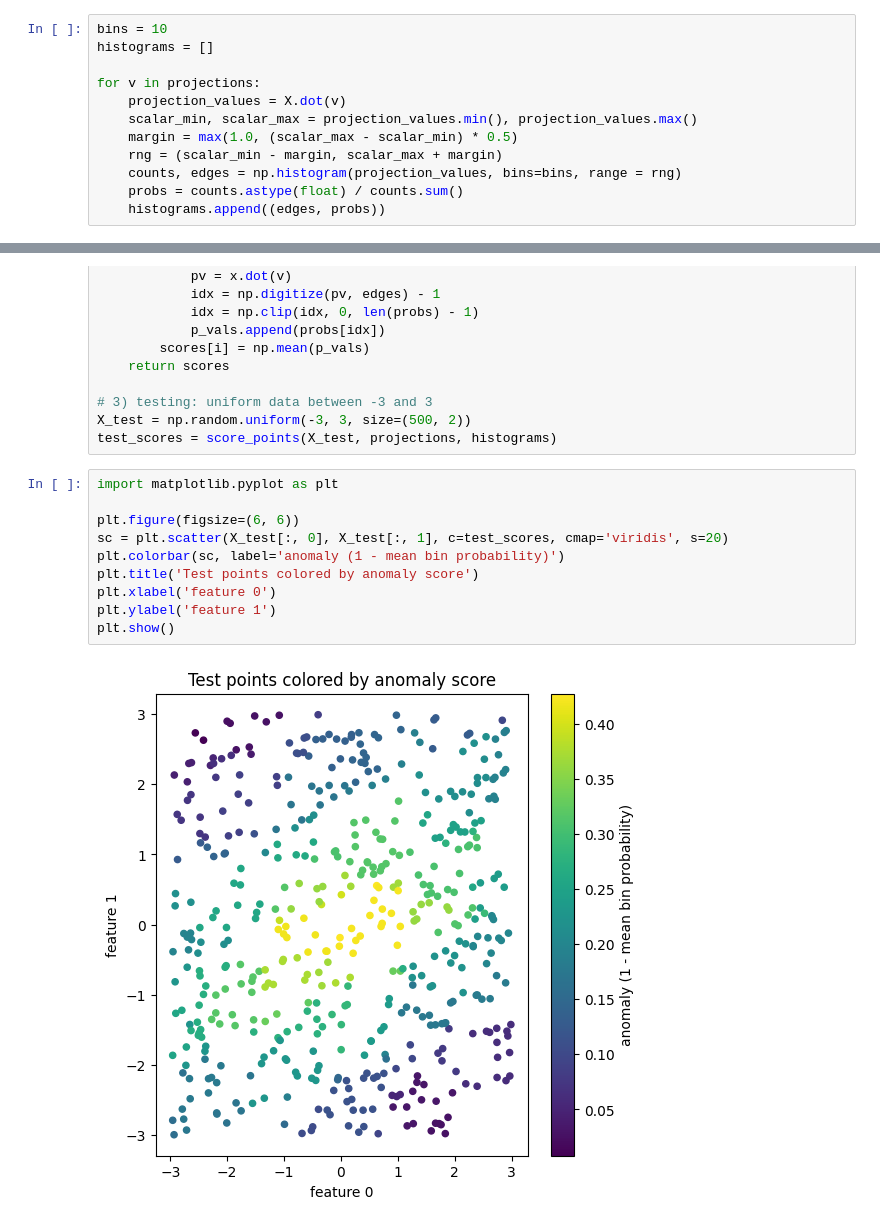
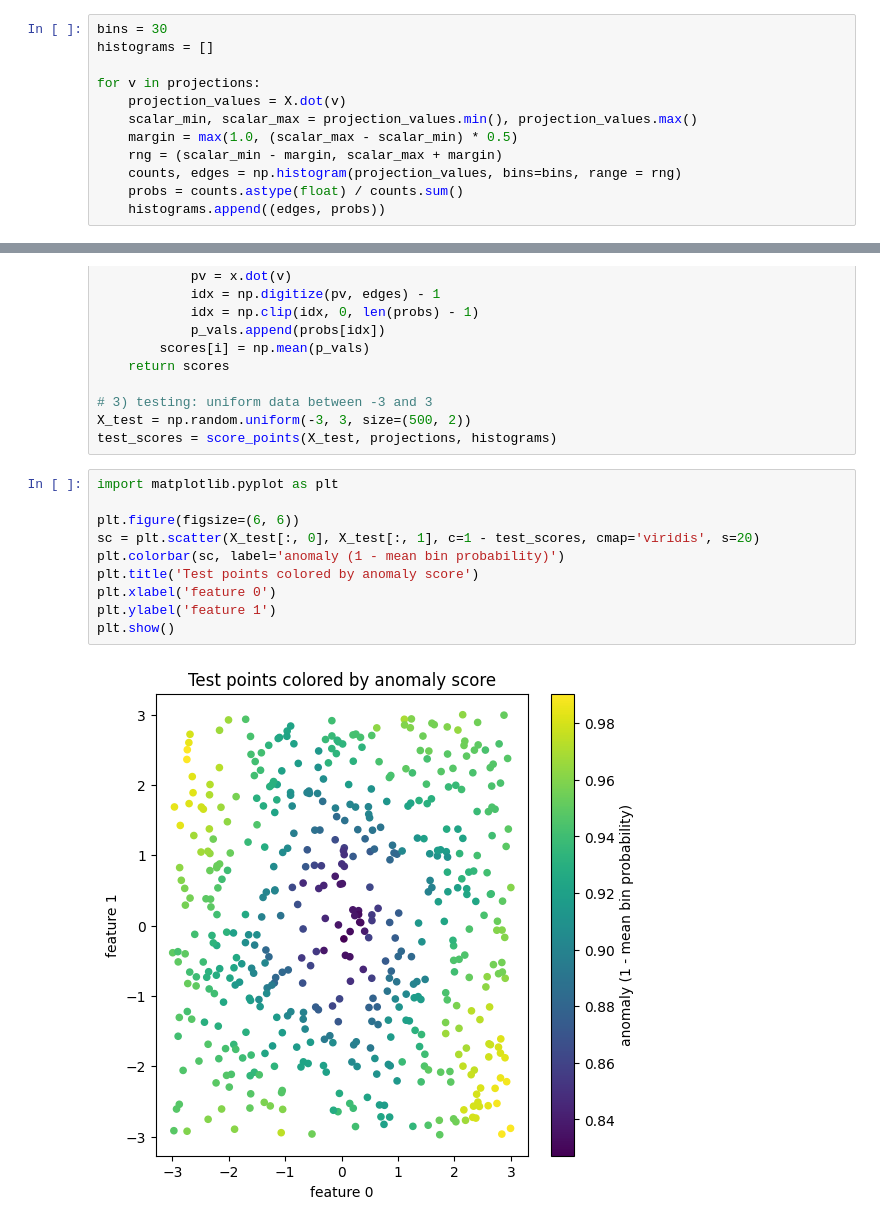
Before and after one commit to stoianraresstefan/Anomaly-Detection, a Jupyter notebook: lab3/ex1.ipynb, the cells around one changed output, grey strips where cells are left out. Drawn from its saved outputs; the diff is of its cells as text.

```diff
--- a/lab3/ex1.ipynb
+++ b/lab3/ex1.ipynb
@@ -23,5 +23,5 @@ print(projections)
 # %%
-bins = 10
+bins = 30
 histograms = []
 
 for v in projections:
@@ -51,12 +51,12 @@ test_scores = score_points(X_test, projections, histograms)
 # %%
 import matplotlib.pyplot as plt
 
 plt.figure(figsize=(6, 6))
-sc = plt.scatter(X_test[:, 0], X_test[:, 1], c=test_scores, cmap='viridis', s=20)
+sc = plt.scatter(X_test[:, 0], X_test[:, 1], c=1 - test_scores, cmap='viridis', s=20)
 plt.colorbar(sc, label='anomaly (1 - mean bin probability)')
 plt.title('Test points colored by anomaly score')
 plt.xlabel('feature 0')
 plt.ylabel('feature 1')
 plt.show()
 # %% [output]
-[figure, old version]
+[figure, new version]
```
Also changed, not shown: parts of 3 cells of this notebook, 4 other files.
